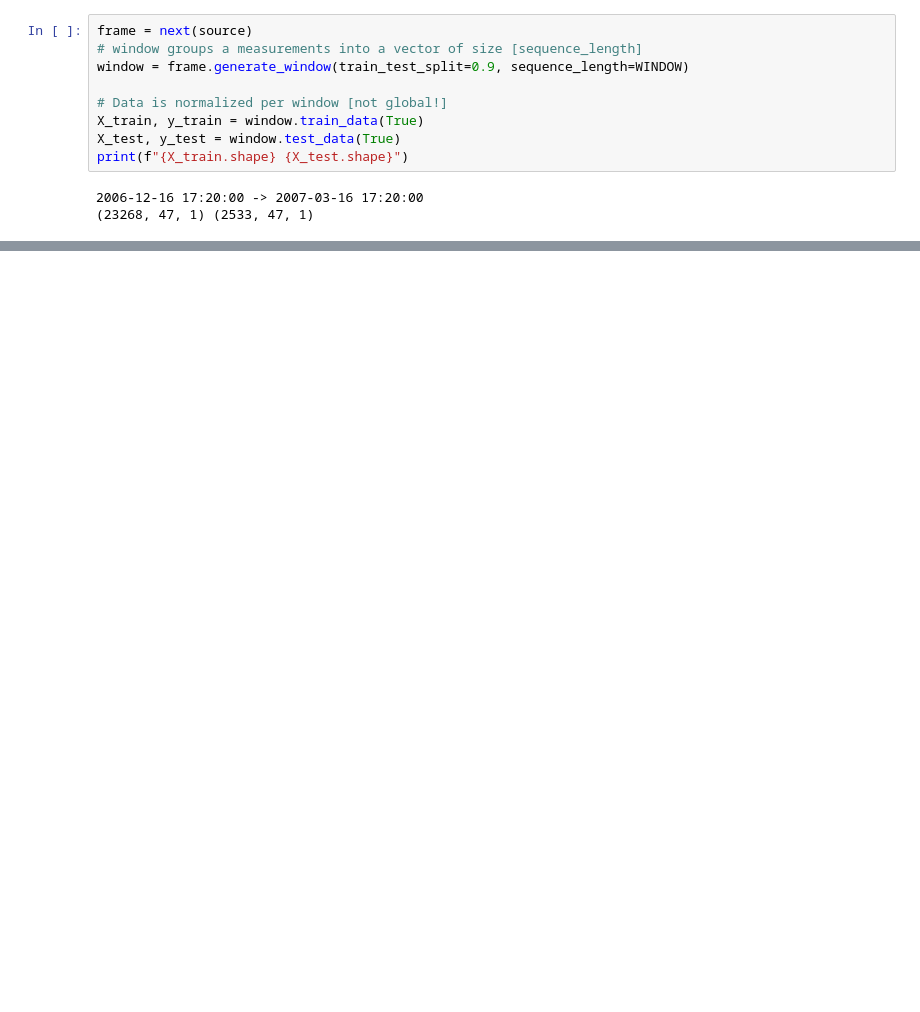
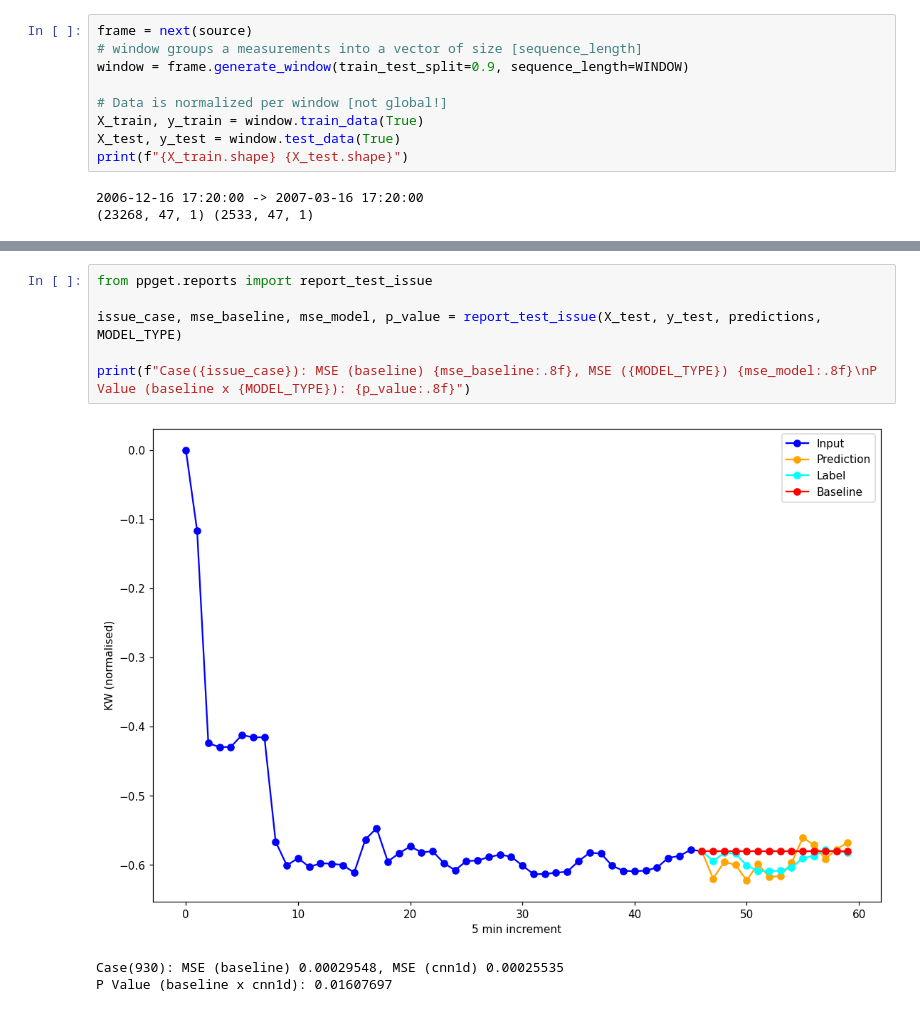
Before and after one commit to Gunisalvo/ppget-aprendizado-de-maquinas, a Jupyter notebook: 007_CNN1D.ipynb, the cells around one changed output, grey strips where cells are left out. Drawn from its saved outputs; the diff is of its cells as text; blank space fills up the shorter version.

Commit message:
Reports

```diff
--- a/007_CNN1D.ipynb
+++ b/007_CNN1D.ipynb
@@ -99,3 +99,13 @@ P Value (baseline x cnn1d): 0.00000000
+# %%
+from ppget.reports import report_test_issue
+
+issue_case, mse_baseline, mse_model, p_value = report_test_issue(X_test, y_test, predictions, MODEL_TYPE)
+
+print(f"Case({issue_case}): MSE (baseline) {mse_baseline:.8f}, MSE ({MODEL_TYPE}) {mse_model:.8f}\nP Value (baseline x {MODEL_TYPE}): {p_value:.8f}")
+# %% [output]
+[figure, added]
+Case(930): MSE (baseline) 0.00029548, MSE (cnn1d) 0.00025535
+P Value (baseline x cnn1d): 0.01607697
 # %%
 print(f"R2: {r2}")
 # %% [output]
```
Also changed, not shown: parts of 8 cells of this notebook, 3 other files.
